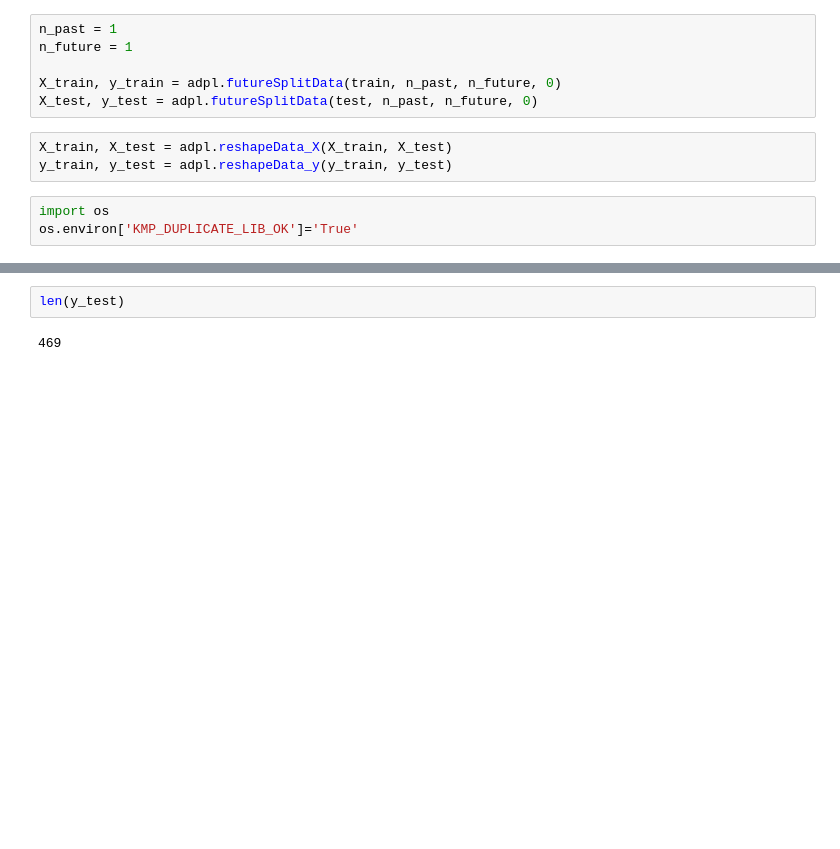
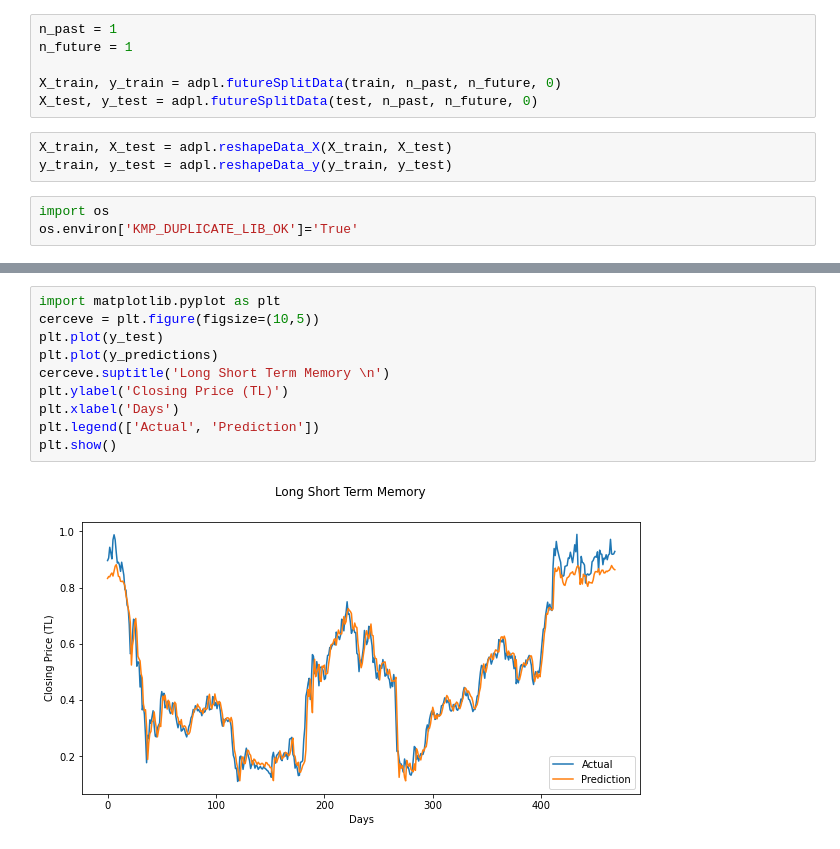
Before and after one commit to batuhanduyuler01/TradingHelper, a Jupyter notebook: deeplearning_model/deepLearningAlgo.ipynb, the cells around one changed output, grey strips where cells are left out. Drawn from its saved outputs; the diff is of its cells as text; blank space fills up the shorter version.

```diff
--- a/deeplearning_model/deepLearningAlgo.ipynb
+++ b/deeplearning_model/deepLearningAlgo.ipynb
@@ -163,4 +209,12 @@ print(' R2 degeri:',r2_score(y_test,y_predictions))
-# %%
-len(y_test)
-# %% [output]
-469
+# %%
+import matplotlib.pyplot as plt
+cerceve = plt.figure(figsize=(10,5))
+plt.plot(y_test)
+plt.plot(y_predictions)
+cerceve.suptitle('Long Short Term Memory \n')
+plt.ylabel('Closing Price (TL)')
+plt.xlabel('Days')
+plt.legend(['Actual', 'Prediction'])
+plt.show()
+# %% [output]
+[figure, added]
```
Also changed, not shown: parts of 15 cells of this notebook, 4 other files.
